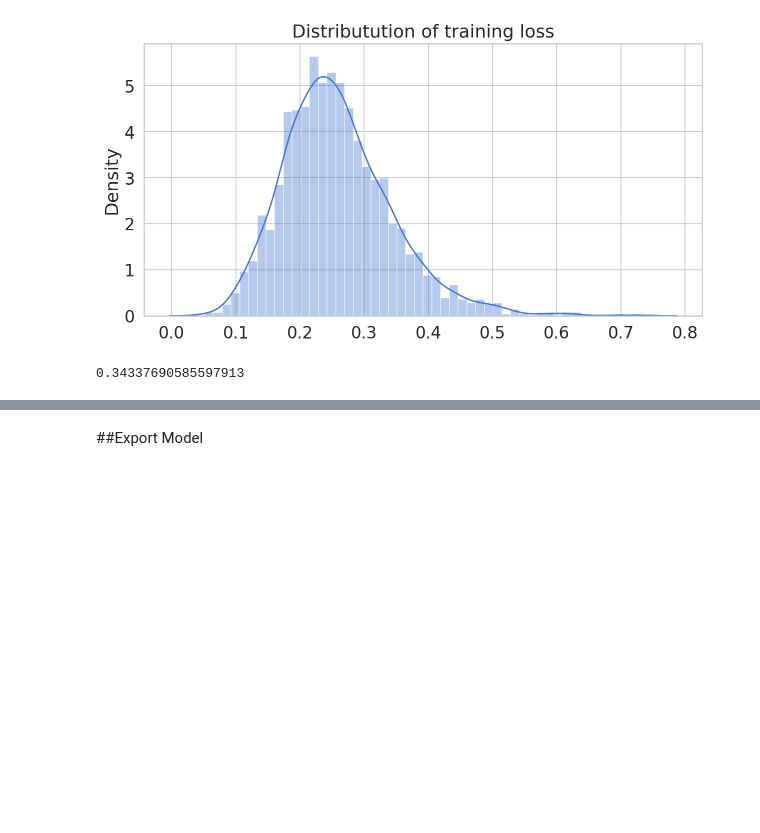
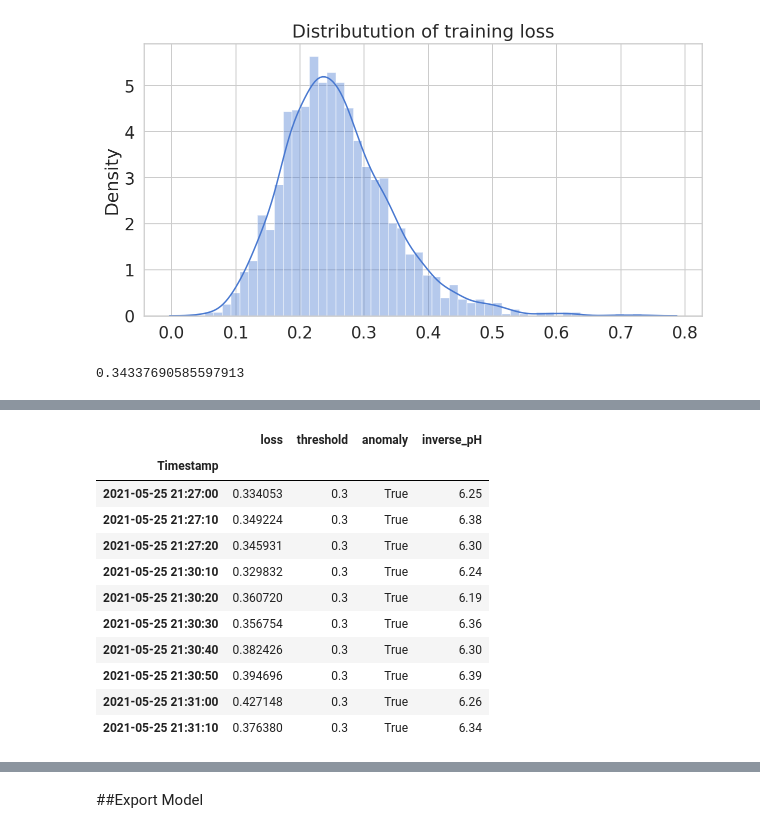
Before and after one commit to hieumenbox/GoogleColab, a Jupyter notebook: pH_sensor_LSTM_annomably_detection.ipynb, the cells around one changed output, grey strips where cells are left out. Drawn from its saved outputs; the diff is of its cells as text; code cells hidden in the pictures; blank space fills up the shorter version.

```diff
--- a/pH_sensor_LSTM_annomably_detection.ipynb
+++ b/pH_sensor_LSTM_annomably_detection.ipynb
@@ -231,3 +262,25 @@ anomalies
+# %%
+anomalies = score[score['anomaly'] == True]
+x = pd.DataFrame(anomalies.pH)
+x = pd.DataFrame(scaler.inverse_transform(x))
+x.index = anomalies.index
+x.rename(columns = {0: 'inverse_pH'}, inplace = True)
+anomalies = anomalies.join(x, how = 'left')
+anomalies = anomalies.drop(columns=['pH'], axis=1)
+anomalies.tail(10)
+# %% [output]
+|  | loss | threshold | anomaly | inverse_pH |
+| Timestamp |  |  |  |  |
+| 2021-05-25 21:27:00 | 0.334053 | 0.3 | True | 6.25 |
+| 2021-05-25 21:27:10 | 0.349224 | 0.3 | True | 6.38 |
+| 2021-05-25 21:27:20 | 0.345931 | 0.3 | True | 6.30 |
+| 2021-05-25 21:30:10 | 0.329832 | 0.3 | True | 6.24 |
+| 2021-05-25 21:30:20 | 0.360720 | 0.3 | True | 6.19 |
+| 2021-05-25 21:30:30 | 0.356754 | 0.3 | True | 6.36 |
+| 2021-05-25 21:30:40 | 0.382426 | 0.3 | True | 6.30 |
+| 2021-05-25 21:30:50 | 0.394696 | 0.3 | True | 6.39 |
+| 2021-05-25 21:31:00 | 0.427148 | 0.3 | True | 6.26 |
+| 2021-05-25 21:31:10 | 0.376380 | 0.3 | True | 6.34 |
 # %%
 plt.plot(
   test[TIME_STEPS:].index,
```
Also changed, not shown: parts of 11 cells of this notebook.
